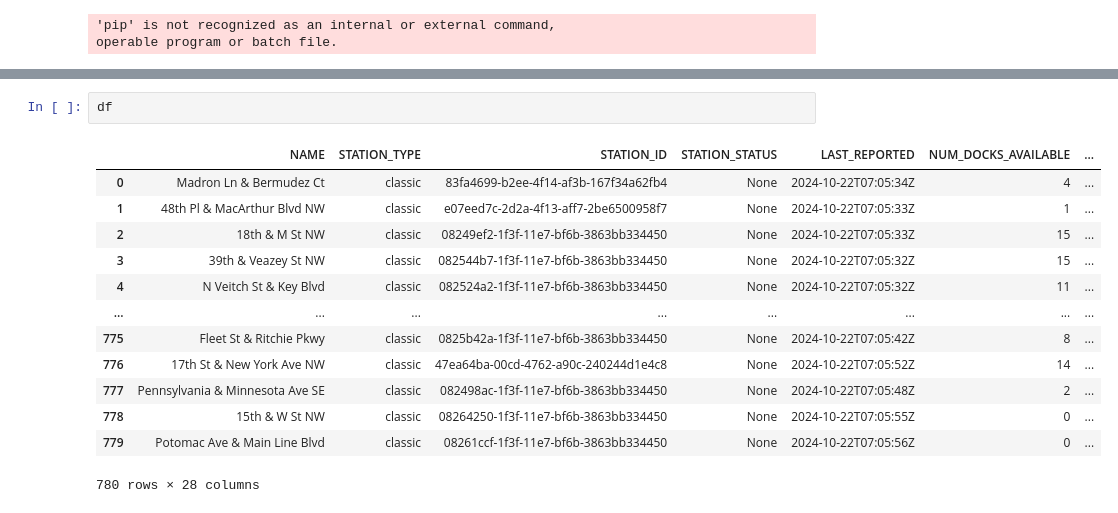
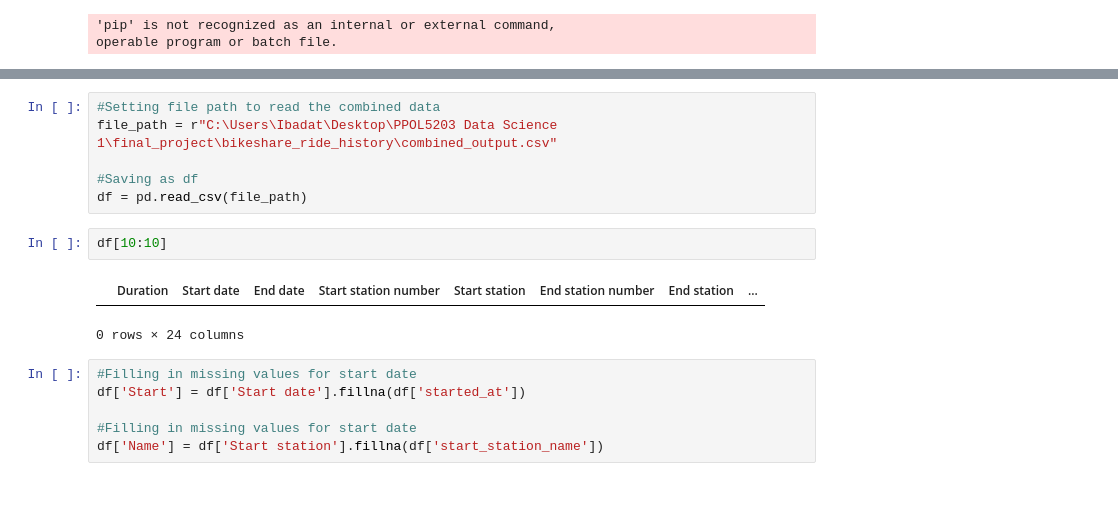
Before and after one commit to IbadatJarg/PPOL5203-Final_Project_Bikeshare, a Jupyter notebook: data_cleaning.ipynb, the cells around one changed output, grey strips where cells are left out. Saved outputs shown, nothing was run; the diff lists cells and outputs as text.

```diff
--- a/data_cleaning.ipynb
+++ b/data_cleaning.ipynb
@@ -35,16 +108,17 @@ df = pd.DataFrame([{
+# %%
+#Setting file path to read the combined data
+file_path = r"C:\Users\Ibadat\Desktop\PPOL5203 Data Science 1\final_project\bikeshare_ride_history\combined_output.csv"
+
+#Saving as df
+df = pd.read_csv(file_path)
 # %%
-df
+df[10:10]
 # %% [output]
-|  | NAME | STATION_TYPE | STATION_ID | STATION_STATUS | LAST_REPORTED | NUM_DOCKS_AVAILABLE | ... |
-| 0 | Madron Ln & Bermudez Ct | classic | 83fa4699-b2ee-4f14-af3b-167f34a62fb4 | None | 2024-10-22T07:05:34Z | 4 | ... |
-| 1 | 48th Pl & MacArthur Blvd NW | classic | e07eed7c-2d2a-4f13-aff7-2be6500958f7 | None | 2024-10-22T07:05:33Z | 1 | ... |
-| 2 | 18th & M St NW | classic | 08249ef2-1f3f-11e7-bf6b-3863bb334450 | None | 2024-10-22T07:05:33Z | 15 | ... |
-| 3 | 39th & Veazey St NW | classic | 082544b7-1f3f-11e7-bf6b-3863bb334450 | None | 2024-10-22T07:05:32Z | 15 | ... |
-| 4 | N Veitch St & Key Blvd | classic | 082524a2-1f3f-11e7-bf6b-3863bb334450 | None | 2024-10-22T07:05:32Z | 11 | ... |
-| ... | ... | ... | ... | ... | ... | ... | ... |
-| 775 | Fleet St & Ritchie Pkwy | classic | 0825b42a-1f3f-11e7-bf6b-3863bb334450 | None | 2024-10-22T07:05:42Z | 8 | ... |
-| 776 | 17th St & New York Ave NW | classic | 47ea64ba-00cd-4762-a90c-240244d1e4c8 | None | 2024-10-22T07:05:52Z | 14 | ... |
-| 777 | Pennsylvania & Minnesota Ave SE | classic | 082498ac-1f3f-11e7-bf6b-3863bb334450 | None | 2024-10-22T07:05:48Z | 2 | ... |
-| 778 | 15th & W St NW | classic | 08264250-1f3f-11e7-bf6b-3863bb334450 | None | 2024-10-22T07:05:55Z | 0 | ... |
-| 779 | Potomac Ave & Main Line Blvd | classic | 08261ccf-1f3f-11e7-bf6b-3863bb334450 | None | 2024-10-22T07:05:56Z | 0 | ... |
+|  | Duration | Start date | End date | Start station number | Start station | End station number | End station | ... |
-780 rows × 28 columns
+0 rows × 24 columns
+# %%
+#Filling in missing values for start date
+df['Start'] = df['Start date'].fillna(df['started_at'])
+
+#Filling in missing values for start date
+df['Name'] = df['Start station'].fillna(df['start_station_name'])
```
Also changed, not shown: parts of 8 cells of this notebook, 1 other file.
